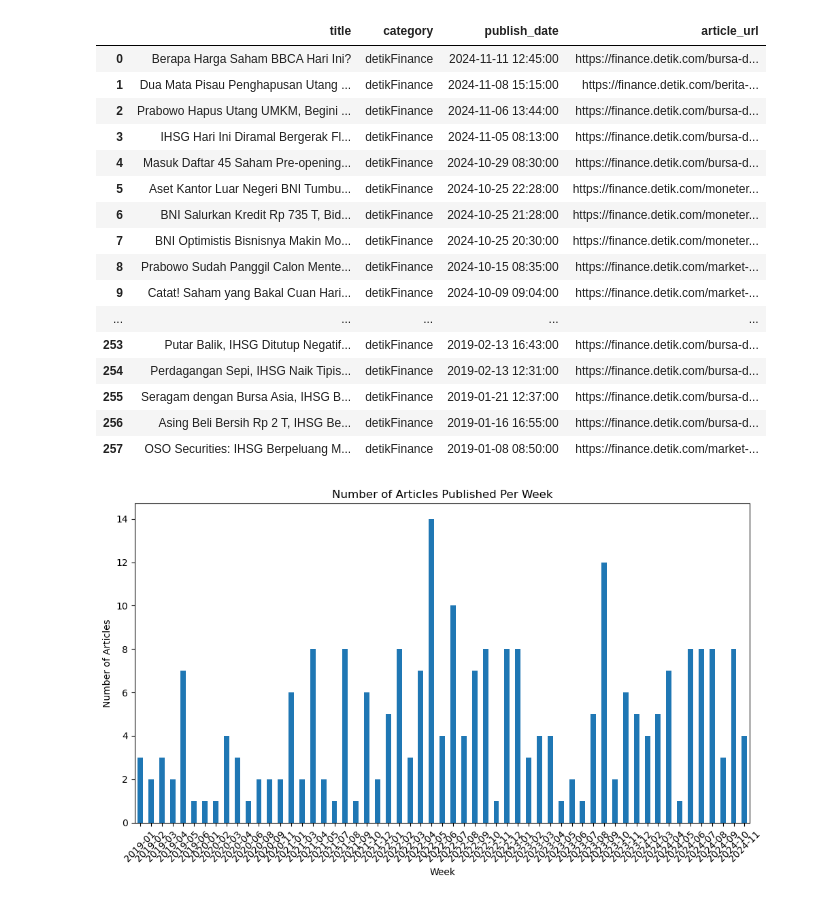
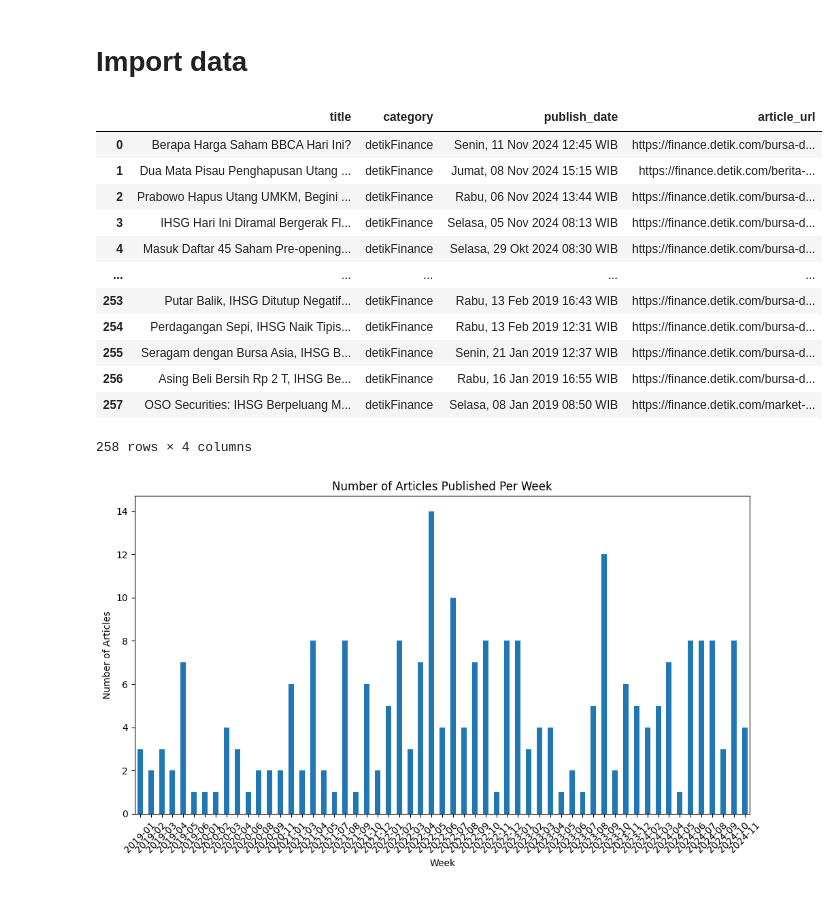
Before and after one commit to vannndar/Generative-AI-Saham, a Jupyter notebook: yfinance/readNews.ipynb, the cells around one changed output. Cells and saved outputs as stored; diff of their text form; code cells hidden in the pictures.

```diff
--- a/yfinance/readNews.ipynb
+++ b/yfinance/readNews.ipynb
@@ -1,31 +1,29 @@
+# %% [markdown]
+# Import data
 # %%
 import pandas as pd
 
 data = pd.read_csv('Data/bbni_258_01012019_11112024_detikfinance_true_false_ds-14112024-101813.csv')
 # %%
-# set max row to display
-pd.set_option('display.max_rows', 1000)
-pd.set_option('display.max_columns', 1000)
+# # set max row to display
+# pd.set_option('display.max_rows', 1000)
+# pd.set_option('display.max_columns', 1000)
 
 data
 # %% [output]
 |  | title | category | publish_date | article_url |
-| 0 | Berapa Harga Saham BBCA Hari Ini? | detikFinance | 2024-11-11 12:45:00 | https://finance.detik.com/bursa-d... |
-| 1 | Dua Mata Pisau Penghapusan Utang ... | detikFinance | 2024-11-08 15:15:00 | https://finance.detik.com/berita-... |
-| 2 | Prabowo Hapus Utang UMKM, Begini ... | detikFinance | 2024-11-06 13:44:00 | https://finance.detik.com/bursa-d... |
-| 3 | IHSG Hari Ini Diramal Bergerak Fl... | detikFinance | 2024-11-05 08:13:00 | https://finance.detik.com/bursa-d... |
-| 4 | Masuk Daftar 45 Saham Pre-opening... | detikFinance | 2024-10-29 08:30:00 | https://finance.detik.com/bursa-d... |
-| 5 | Aset Kantor Luar Negeri BNI Tumbu... | detikFinance | 2024-10-25 22:28:00 | https://finance.detik.com/moneter... |
-| 6 | BNI Salurkan Kredit Rp 735 T, Bid... | detikFinance | 2024-10-25 21:28:00 | https://finance.detik.com/moneter... |
-| 7 | BNI Optimistis Bisnisnya Makin Mo... | detikFinance | 2024-10-25 20:30:00 | https://finance.detik.com/moneter... |
-| 8 | Prabowo Sudah Panggil Calon Mente... | detikFinance | 2024-10-15 08:35:00 | https://finance.detik.com/market-... |
-| 9 | Catat! Saham yang Bakal Cuan Hari... | detikFinance | 2024-10-09 09:04:00 | https://finance.detik.com/market-... |
+| 0 | Berapa Harga Saham BBCA Hari Ini? | detikFinance | Senin, 11 Nov 2024 12:45 WIB | https://finance.detik.com/bursa-d... |
+| 1 | Dua Mata Pisau Penghapusan Utang ... | detikFinance | Jumat, 08 Nov 2024 15:15 WIB | https://finance.detik.com/berita-... |
+| 2 | Prabowo Hapus Utang UMKM, Begini ... | detikFinance | Rabu, 06 Nov 2024 13:44 WIB | https://finance.detik.com/bursa-d... |
+| 3 | IHSG Hari Ini Diramal Bergerak Fl... | detikFinance | Selasa, 05 Nov 2024 08:13 WIB | https://finance.detik.com/bursa-d... |
+| 4 | Masuk Daftar 45 Saham Pre-opening... | detikFinance | Selasa, 29 Okt 2024 08:30 WIB | https://finance.detik.com/bursa-d... |
 | ... | ... | ... | ... | ... |
-| 253 | Putar Balik, IHSG Ditutup Negatif... | detikFinance | 2019-02-13 16:43:00 | https://finance.detik.com/bursa-d... |
-| 254 | Perdagangan Sepi, IHSG Naik Tipis... | detikFinance | 2019-02-13 12:31:00 | https://finance.detik.com/bursa-d... |
-| 255 | Seragam dengan Bursa Asia, IHSG B... | detikFinance | 2019-01-21 12:37:00 | https://finance.detik.com/bursa-d... |
-| 256 | Asing Beli Bersih Rp 2 T, IHSG Be... | detikFinance | 2019-01-16 16:55:00 | https://finance.detik.com/bursa-d... |
-| 257 | OSO Securities: IHSG Berpeluang M... | detikFinance | 2019-01-08 08:50:00 | https://finance.detik.com/market-... |
+| 253 | Putar Balik, IHSG Ditutup Negatif... | detikFinance | Rabu, 13 Feb 2019 16:43 WIB | https://finance.detik.com/bursa-d... |
+| 254 | Perdagangan Sepi, IHSG Naik Tipis... | detikFinance | Rabu, 13 Feb 2019 12:31 WIB | https://finance.detik.com/bursa-d... |
+| 255 | Seragam dengan Bursa Asia, IHSG B... | detikFinance | Senin, 21 Jan 2019 12:37 WIB | https://finance.detik.com/bursa-d... |
+| 256 | Asing Beli Bersih Rp 2 T, IHSG Be... | detikFinance | Rabu, 16 Jan 2019 16:55 WIB | https://finance.detik.com/bursa-d... |
+| 257 | OSO Securities: IHSG Berpeluang M... | detikFinance | Selasa, 08 Jan 2019 08:50 WIB | https://finance.detik.com/market-... |
+258 rows × 4 columns
 # %%
 # buat plot dari data publish_date every week
 import matplotlib.pyplot as plt
```
Also changed, not shown: parts of 16 cells of this notebook, 1 other file.
